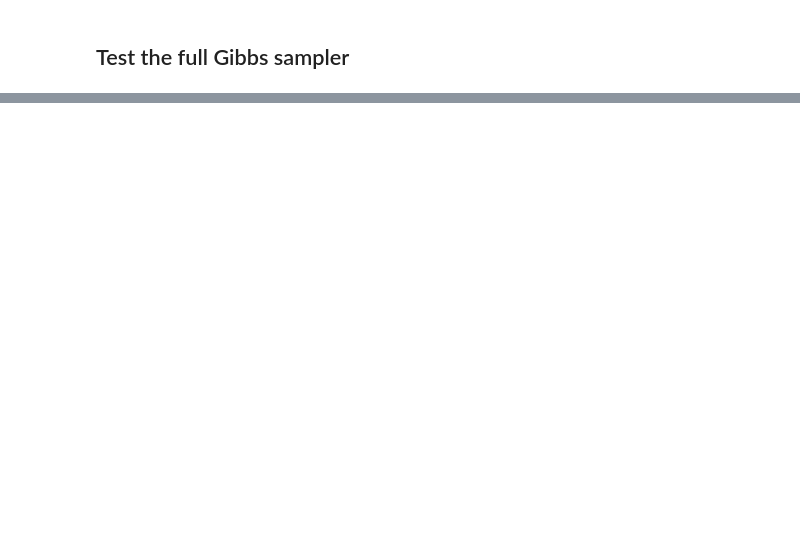
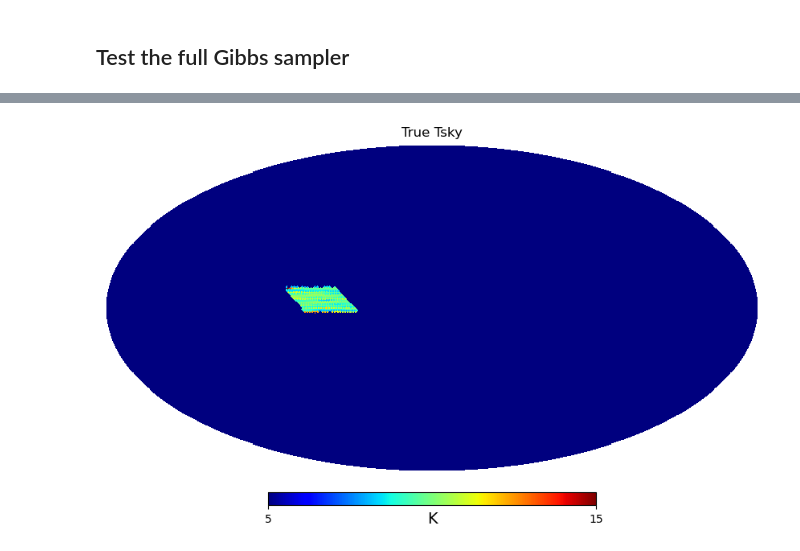
Before and after one commit to zzhang0123/hydra-tod, a Jupyter notebook: workflow.ipynb, the cells around one changed output, grey strips where cells are left out. Cells and saved outputs as stored; diff of their text form; code cells hidden in the pictures; blank space fills up the shorter version.

```diff
--- a/workflow.ipynb
+++ b/workflow.ipynb
@@ -469,0 +475,16 @@ p_gain_samples, p_sys_samples, p_noise_samples = full_Gibbs_sampler_singledish(T
+# %%
+# Show the healpix maps
+
+true_map = np.zeros(NPIX, dtype=float)
+sample_mean_map = np.zeros(NPIX, dtype=float)
+sample_std_map = np.zeros(NPIX, dtype=float)
+
+true_map[pixel_indices] = true_Tsky
+sample_mean_map[pixel_indices] = Tmean
+sample_std_map[pixel_indices] = Tstd
+# %%
+# view the map using the saved colorbar
+
+hp.mollview(true_map, title="True Tsky", unit="K", cmap='jet', min=5, max=15)
+# %% [output]
+[figure, added]
```
Also changed, not shown: parts of 10 cells of this notebook, 5 other files.
